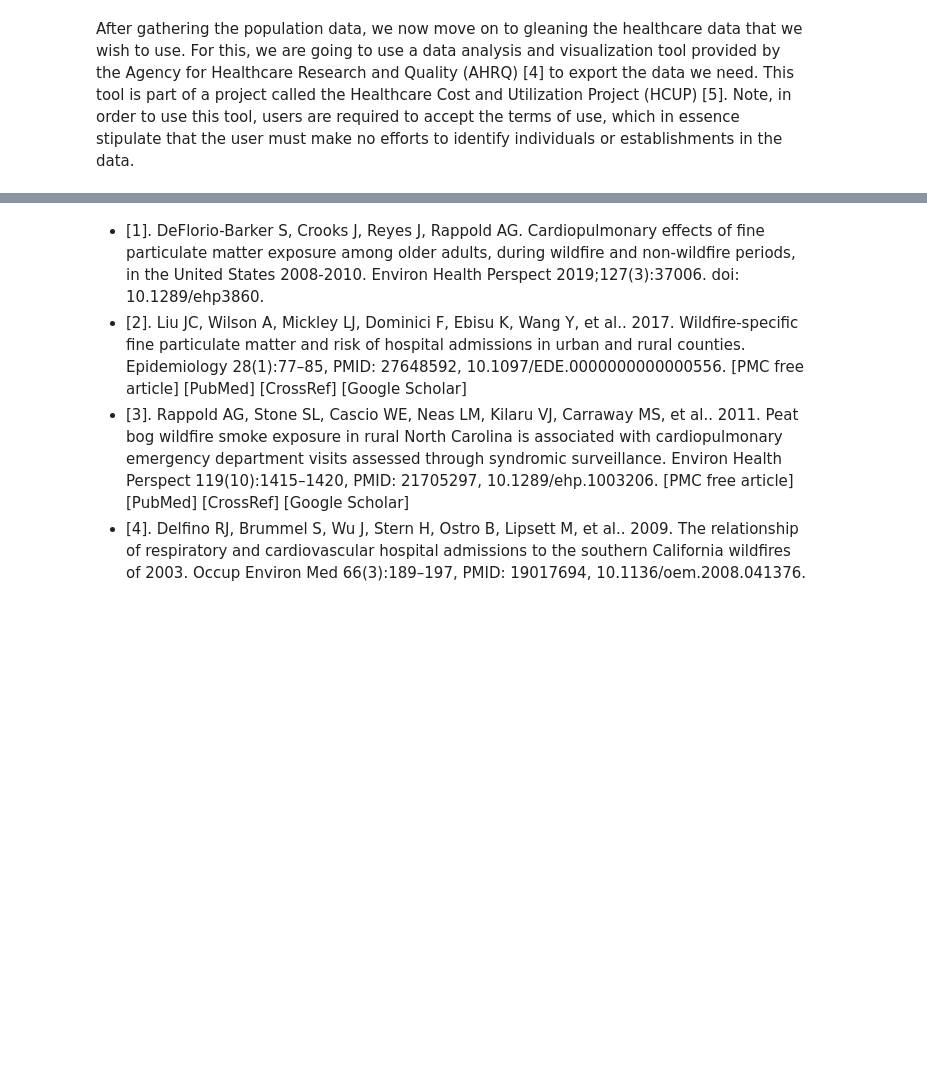
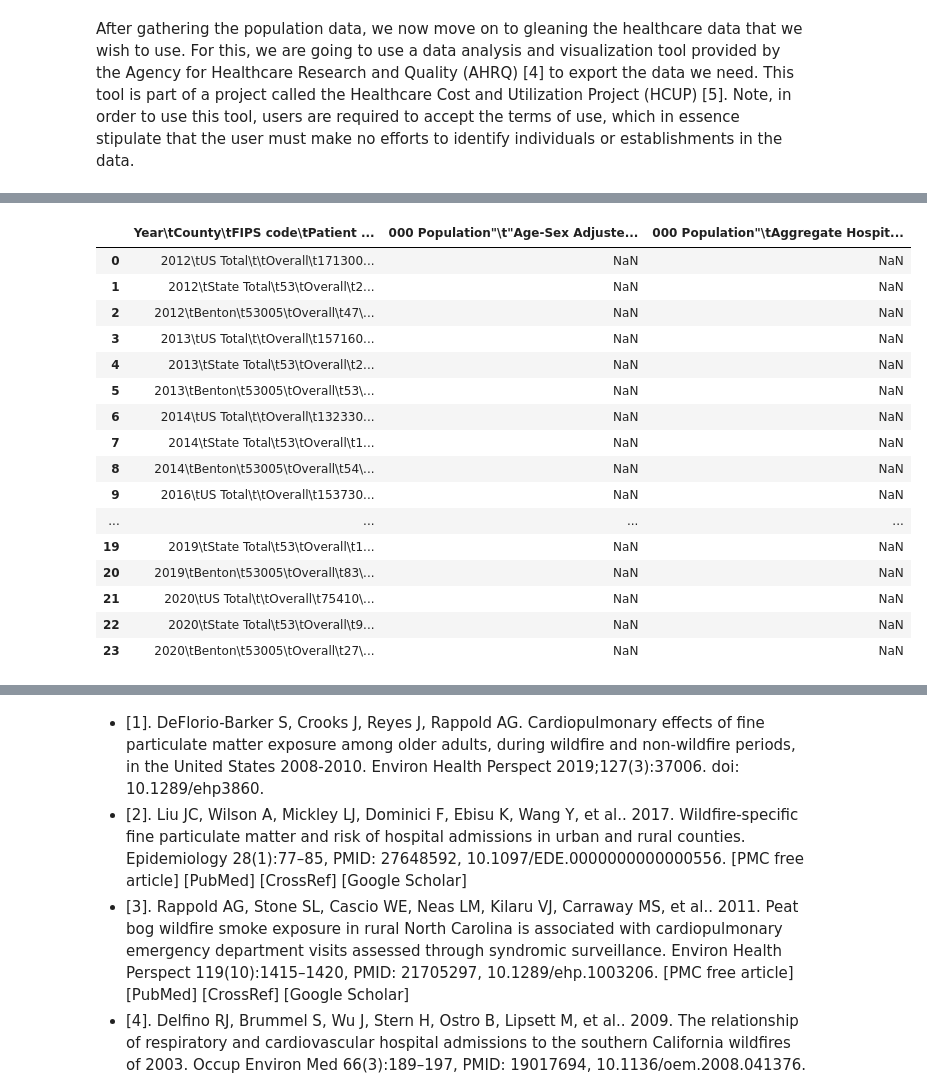
Before and after one commit to logan-obrien/data-512-course-project-pt2, a Jupyter notebook: analysis/Project Part 2 - Acquire New Data.ipynb, the cells around one changed output, grey strips where cells are left out. Cells and saved outputs as stored; diff of their text form; code cells hidden in the pictures; blank space fills up the shorter version.

Commit message:
working on healthcare data ETL

```diff
--- a/analysis/Project Part 2 - Acquire New Data.ipynb
+++ b/analysis/Project Part 2 - Acquire New Data.ipynb
@@ -171,3 +190,25 @@ Batch 2 (CCS):
+# %%
+# load the files
+df_AcuteBronchitis = pd.read_csv('../data/Grouped by Condition/HCUPnet_Merge_AcuteBronchitis.csv')
+df_AcuteBronchitis
+# %% [output]
+|  | Year\tCounty\tFIPS code\tPatient ... | 000 Population"\t"Age-Sex Adjuste... | 000 Population"\tAggregate Hospit... |
+| 0 | 2012\tUS Total\t\tOverall\t171300... | NaN | NaN |
+| 1 | 2012\tState Total\t53\tOverall\t2... | NaN | NaN |
+| 2 | 2012\tBenton\t53005\tOverall\t47\... | NaN | NaN |
+| 3 | 2013\tUS Total\t\tOverall\t157160... | NaN | NaN |
+| 4 | 2013\tState Total\t53\tOverall\t2... | NaN | NaN |
+| 5 | 2013\tBenton\t53005\tOverall\t53\... | NaN | NaN |
+| 6 | 2014\tUS Total\t\tOverall\t132330... | NaN | NaN |
+| 7 | 2014\tState Total\t53\tOverall\t1... | NaN | NaN |
+| 8 | 2014\tBenton\t53005\tOverall\t54\... | NaN | NaN |
+| 9 | 2016\tUS Total\t\tOverall\t153730... | NaN | NaN |
+| ... | ... | ... | ... |
+| 19 | 2019\tState Total\t53\tOverall\t1... | NaN | NaN |
+| 20 | 2019\tBenton\t53005\tOverall\t83\... | NaN | NaN |
+| 21 | 2020\tUS Total\t\tOverall\t75410\... | NaN | NaN |
+| 22 | 2020\tState Total\t53\tOverall\t9... | NaN | NaN |
+| 23 | 2020\tBenton\t53005\tOverall\t27\... | NaN | NaN |
 # %% [markdown]
 ## References:
 - [1]. https://www.census.gov/
```
Also changed, not shown: parts of 7 cells of this notebook.
